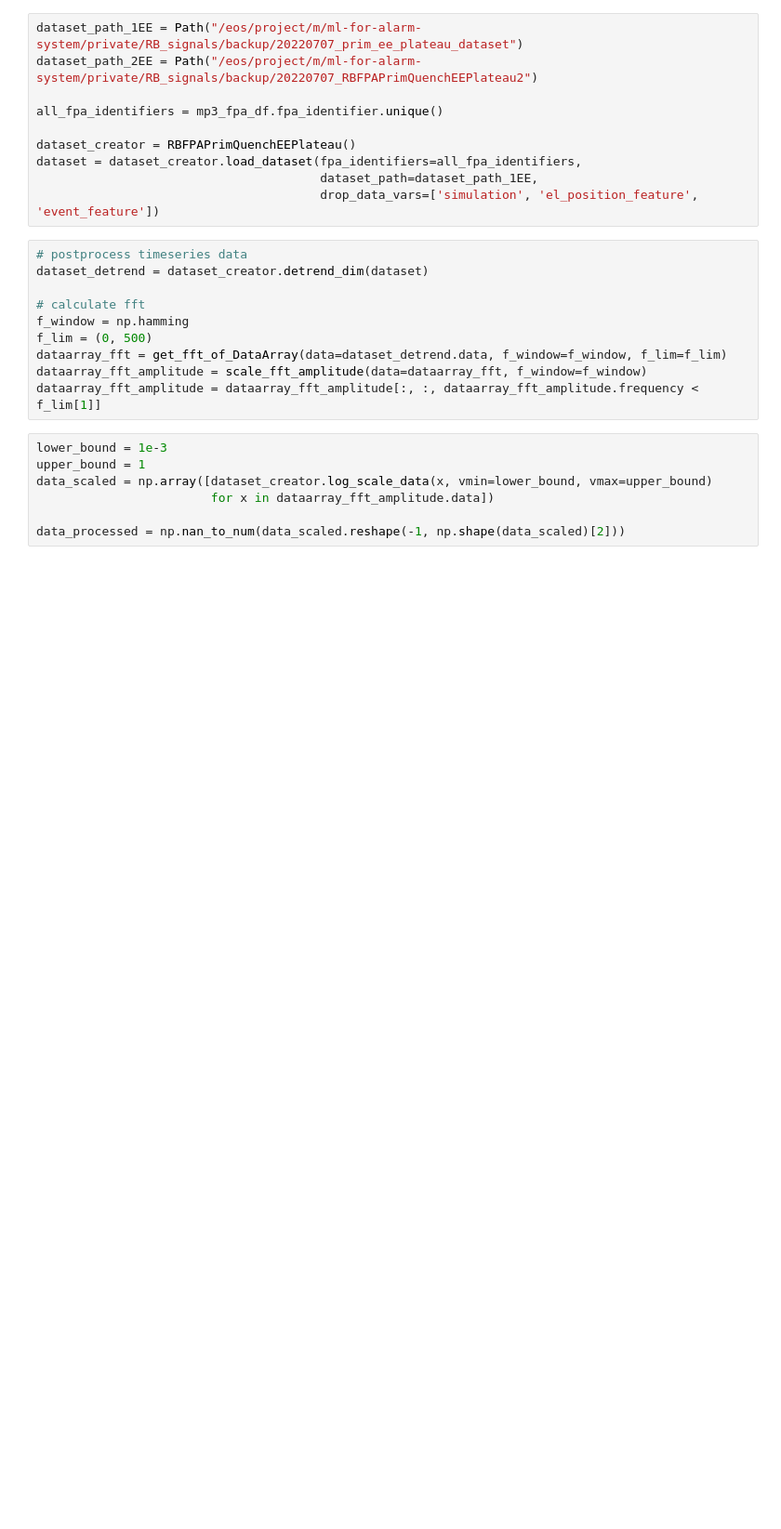
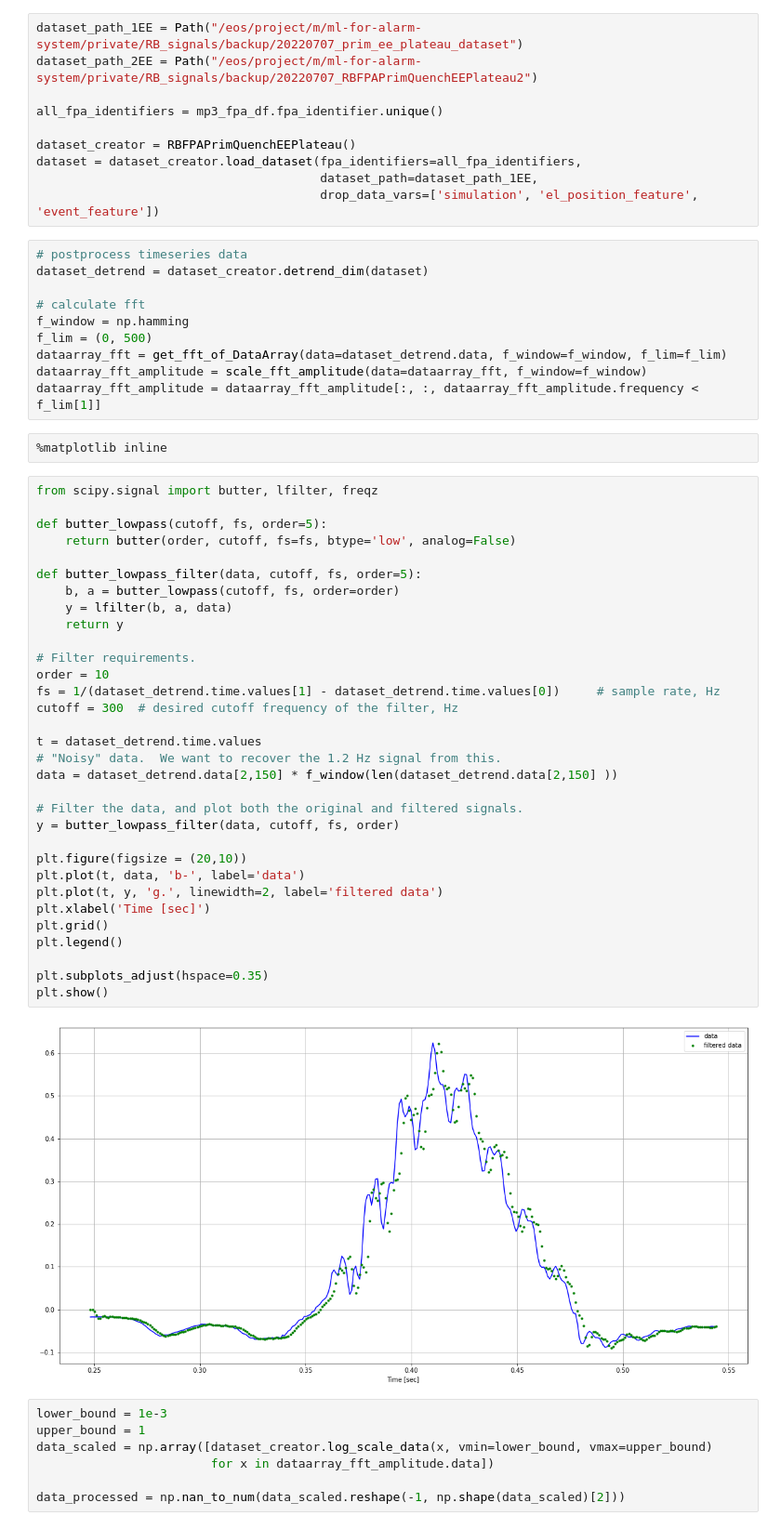
Before and after one commit to cobermai/lhc_anomaly_detection, a Jupyter notebook: notebooks/RB_FPA_FFT_NMF.ipynb, the cells around one changed output. Shown at 93% size. Cells and saved outputs as stored; diff of their text form; blank space fills up the shorter version.

```diff
--- a/notebooks/RB_FPA_FFT_NMF.ipynb
+++ b/notebooks/RB_FPA_FFT_NMF.ipynb
@@ -148,6 +148,42 @@ f_lim = (0, 500)
 dataarray_fft = get_fft_of_DataArray(data=dataset_detrend.data, f_window=f_window, f_lim=f_lim)
 dataarray_fft_amplitude = scale_fft_amplitude(data=dataarray_fft, f_window=f_window)
 dataarray_fft_amplitude = dataarray_fft_amplitude[:, :, dataarray_fft_amplitude.frequency < f_lim[1]]
+# %%
+%matplotlib inline
+# %%
+from scipy.signal import butter, lfilter, freqz
+
+def butter_lowpass(cutoff, fs, order=5):
+    return butter(order, cutoff, fs=fs, btype='low', analog=False)
+
+def butter_lowpass_filter(data, cutoff, fs, order=5):
+    b, a = butter_lowpass(cutoff, fs, order=order)
+    y = lfilter(b, a, data)
+    return y
+
+# Filter requirements.
+order = 10
+fs = 1/(dataset_detrend.time.values[1] - dataset_detrend.time.values[0])     # sample rate, Hz
+cutoff = 300  # desired cutoff frequency of the filter, Hz
+
+t = dataset_detrend.time.values
+# "Noisy" data.  We want to recover the 1.2 Hz signal from this.
+data = dataset_detrend.data[2,150] * f_window(len(dataset_detrend.data[2,150] ))
+
+# Filter the data, and plot both the original and filtered signals.
+y = butter_lowpass_filter(data, cutoff, fs, order)
+
+plt.figure(figsize = (20,10))
+plt.plot(t, data, 'b-', label='data')
+plt.plot(t, y, 'g.', linewidth=2, label='filtered data')
+plt.xlabel('Time [sec]')
+plt.grid()
+plt.legend()
+
+plt.subplots_adjust(hspace=0.35)
+plt.show()
+# %% [output]
+[figure, added]
 # %%
 lower_bound = 1e-3
 upper_bound = 1
```
Also changed, not shown: parts of 22 cells of this notebook, 6 other files.
